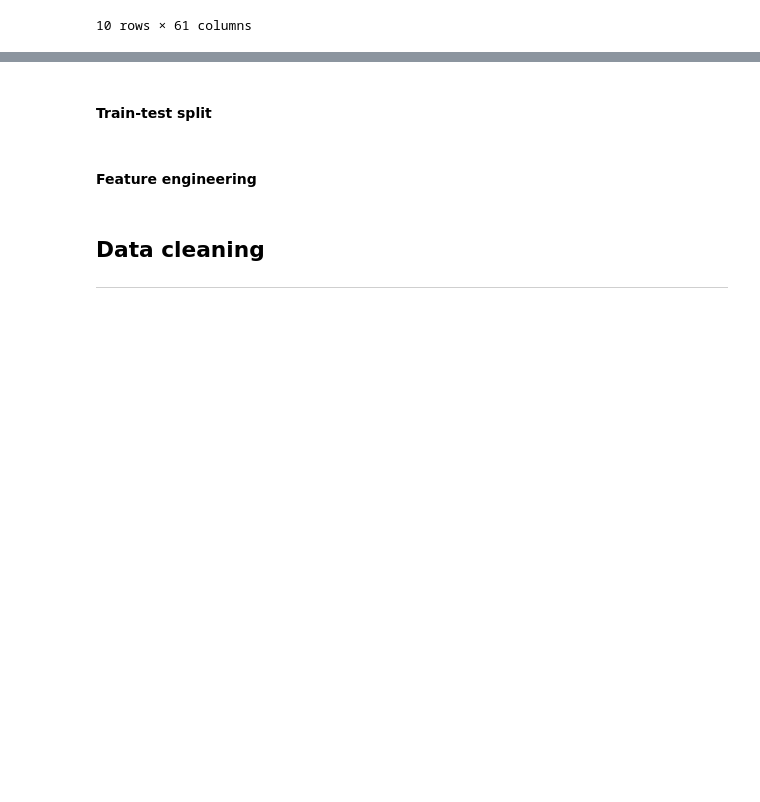
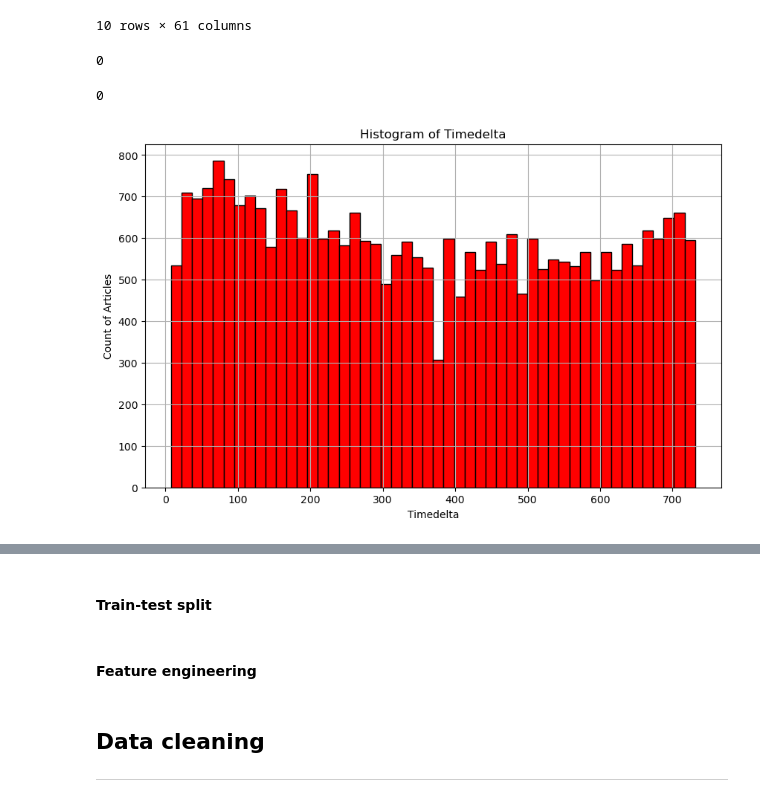
Before and after one commit to zsofiarebeka/ceu-ml1-ml2, a Jupyter notebook: Kaggle competition/Kaggle_Katona.ipynb, the cells around one changed output, grey strips where cells are left out. Saved outputs shown, nothing was run; the diff lists cells and outputs as text; code cells hidden in the pictures; blank space fills up the shorter version.

```diff
--- a/Kaggle competition/Kaggle_Katona.ipynb
+++ b/Kaggle competition/Kaggle_Katona.ipynb
@@ -66,3 +104,23 @@ train_df.head(10)
 | 8 | 269 | 9 | 0 | 0.000000 | 0.0 | 0.000000 | ... |
 | 9 | 567 | 7 | 94 | 0.755319 | 1.0 | 0.812500 | ... |
 10 rows × 61 columns
+# %%
+# Filtering for missing values
+train_df.isnull().sum().sum()
+# %% [output]
+0
+# %%
+train_df.isna().sum().sum()
+# %% [output]
+0
+# %%
+# Plotting the distribution of days elapsed between the article publication and the dataset acquisition
+plt.figure(figsize=(10, 6))
+plt.hist(train_df['timedelta'], bins=50, color='red', edgecolor='black')
+plt.xlabel('Timedelta')
+plt.ylabel('Count of Articles')
+plt.title('Histogram of Timedelta')
+plt.grid(True)
+plt.show()
+# %% [output]
+[figure, added]
```
Also changed, not shown: parts of 19 cells of this notebook.
